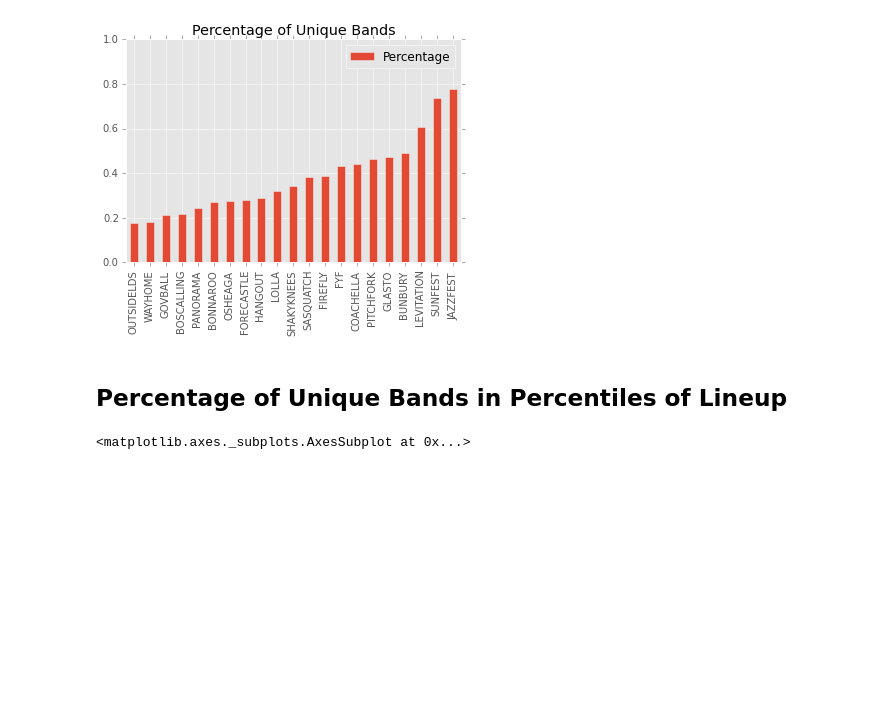
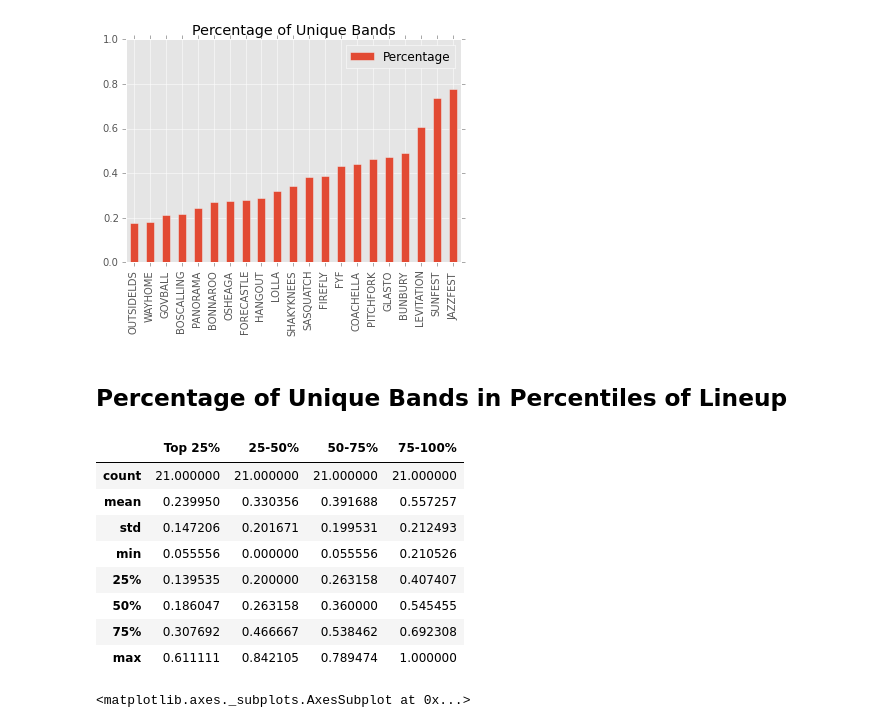
Before and after one commit to hunterowens/hunterowens.github.io, a Jupyter notebook: notebooks/new_power_ranks.ipynb, the cells around one changed output. Saved outputs shown, nothing was run; the diff lists cells and outputs as text; code cells hidden in the pictures; blank space fills up the shorter version.

Commit message:
describe

```diff
--- a/notebooks/new_power_ranks.ipynb
+++ b/notebooks/new_power_ranks.ipynb
@@ -74,6 +74,18 @@ percentage_fest_df.columns = ['Top 25%','25-50%','50-75%','75-100%']
 #percentage_fest_df.sort_values(by='Percentage').plot(kind='Bar',
 #                                                     title="Percentage of Unique Bands Top %25 of Bill",
 #                                                     ylim=(0,1))
+# %%
+percentage_fest_df.describe()
+# %% [output]
+|  | Top 25% | 25-50% | 50-75% | 75-100% |
+| count | 21.000000 | 21.000000 | 21.000000 | 21.000000 |
+| mean | 0.239950 | 0.330356 | 0.391688 | 0.557257 |
+| std | 0.147206 | 0.201671 | 0.199531 | 0.212493 |
+| min | 0.055556 | 0.000000 | 0.055556 | 0.210526 |
+| 25% | 0.139535 | 0.200000 | 0.263158 | 0.407407 |
+| 50% | 0.186047 | 0.263158 | 0.360000 | 0.545455 |
+| 75% | 0.307692 | 0.466667 | 0.538462 | 0.692308 |
+| max | 0.611111 | 0.842105 | 0.789474 | 1.000000 |
 # %%
 percentage_fest_df['Top 25%'].sort_values().plot(kind='bar', title="Top 25% Uniqueness")
 # %% [output]
```
